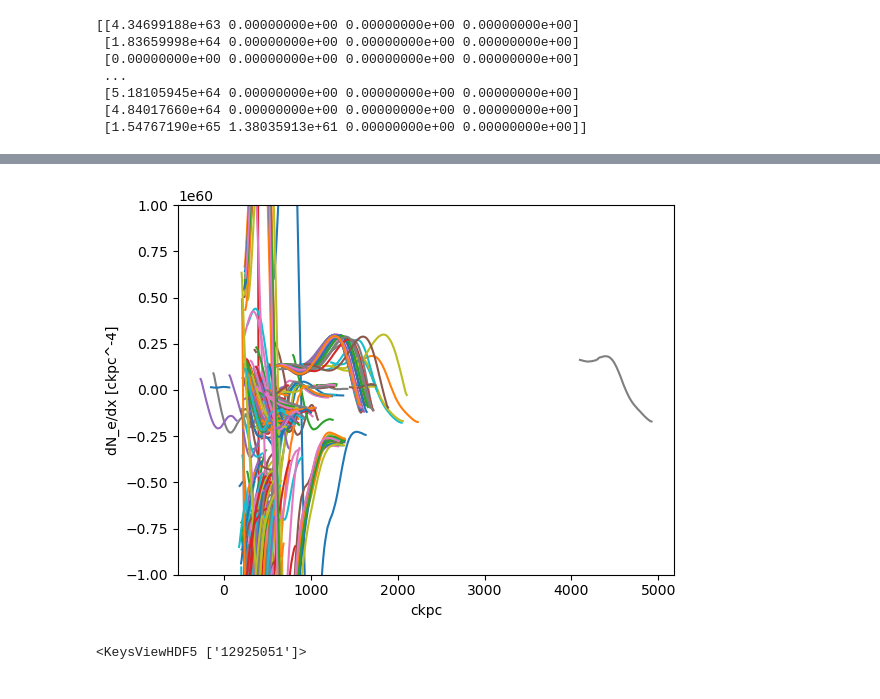
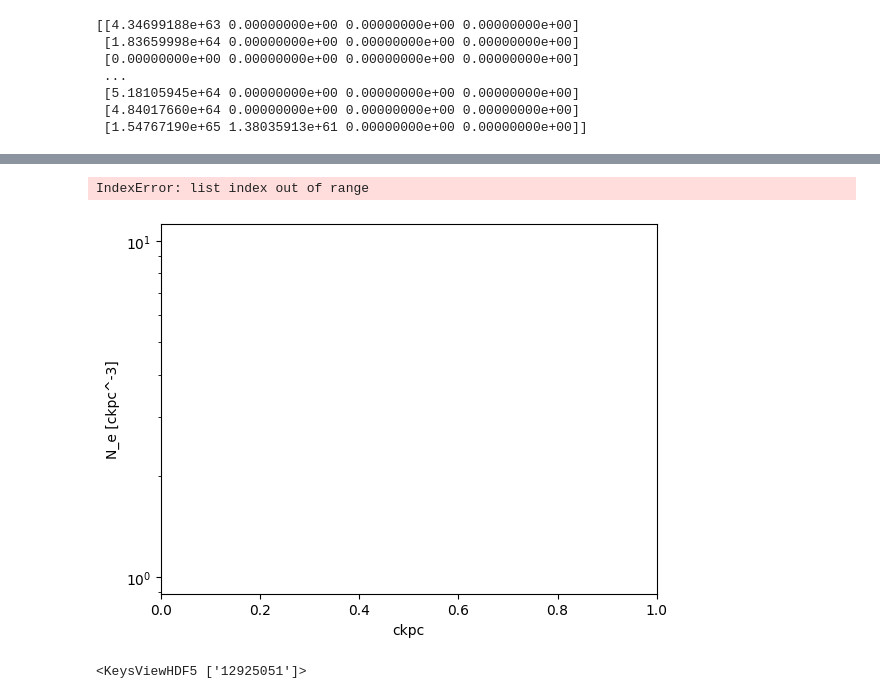
Before and after one commit to xingyzt/halotrace, a Jupyter notebook: dm_prototype.ipynb, the cells around one changed output, grey strips where cells are left out. Cells and saved outputs as stored; diff of their text form; code cells hidden in the pictures.

```diff
--- a/dm_prototype.ipynb
+++ b/dm_prototype.ipynb
@@ -43,6 +41,6 @@ with h5py.File("outputs/dm_proto.hdf5", "r") as f:
 # %%
 with h5py.File(f'tng_cache/snap_099/cutout_{halo_id}.hdf5', 'r') as f:
-    m_g = f['PartType0/Masses'][:] * ((1e10 * u.solMass).to(u.kg) / cu.littleh) # kg ckpc^-3
+    m_g = f['PartType0/Masses'][:] * (1e10 * u.solMass).to(u.kg) # kg
     rho_g = f['PartType0/Density'][:] * (1e10 * u.solMass).to(u.kg) / cu.littleh / ( u.kpc / cu.littleh)**3 # kg ckpc^-3
     V = m_g/rho_g
     r = ((0.75/np.pi)*V)**(1/3)
@@ -54,7 +52,9 @@ with h5py.File(f'tng_cache/snap_099/cutout_{halo_id}.hdf5', 'r') as f:
     gas_subhalo_id = f['PartType0/SubhaloIDs'][:] # id
     gas_n_e = (rho_g * eta_e * X_H / const.m_p).value # ckpc^-3
 
-    star_select = f['PartType4/GFM_StellarFormationTime'][:] > 0 # bool
+    star_age = f['PartType4/GFM_StellarFormationTime'][:] # yrs
+    star_select = star_age > 0 # bool
+    star_age = star_age[star_select]
     star_id = f['PartType4/ParticleIDs'][star_select] # id
     star_subhalo_id = f['PartType4/SubhaloIDs'][star_select] # id
     star_pos = raytrace.unwrap(f['PartType4/Coordinates'][star_select] - com) # ckpc
@@ -84,7 +103,7 @@ data = {
     'direction': np.zeros((samples, 3), dtype=np.float64),
     'subhalo_id': np.zeros((samples, flybys), dtype=np.int64),
     'subhalo_impact': np.zeros((samples, flybys, 3), dtype=np.float64),
-    dm_name: np.zeros((samples, flybys), dtype=np.float64),
+    dm_name: np.zeros((samples, flybys + 1), dtype=np.float64),
 }
 z_history = []
 n_e_history = []
@@ -163,6 +196,6 @@ with h5py.File("outputs/dm_proto.hdf5", "a") as f:
 # plt.gca().set_yscale('log')
 plt.xlabel('ckpc')
 plt.ylabel('n_e [ckpc^-3]')
-for i in rng.choice(range(samples), size=10):
+for i in rng.choice(range(samples), size=100):
     plt.plot(z_history[i], np.cumsum(n_e_history[i]))
 # %% [output]
@@ -170,17 +203,18 @@ for i in rng.choice(range(samples), size=10):
 # %%
-N_convolve = 2**6
+N_convolve = 2**2
 gauss = np.exp(-np.linspace(-2,2, N_convolve)**2)
 conv = lambda d: np.convolve(d, gauss/np.sum(gauss), mode='valid')
 # %%
-# plt.gca().set_yscale('log')
+plt.gca().set_yscale('log')
 plt.xlabel('ckpc')
-plt.ylabel('dN_e/dx [ckpc^-4]')
-plt.ylim(-1e60, 1e60)
-for i in range(samples):
+plt.ylabel('N_e [ckpc^-3]')
+# plt.ylim(-1e60, 1e60)
+for i in rng.choice(range(samples), size=10):
     if len(z_history[i]) > N_convolve:
-        plt.plot(conv(z_history[i]), np.gradient(conv(n_e_history[i])))
+        plt.plot(conv(z_history[i]), conv(n_e_history[i]))
 # %% [output]
+IndexError: list index out of range
-[figure, old version]
+[figure, new version]
 # %%
 dispersion_sphere = np.zeros(samples, dtype=np.float64)
 for i in indices:
```
Also changed, not shown: parts of 14 cells of this notebook, 19 other files.
